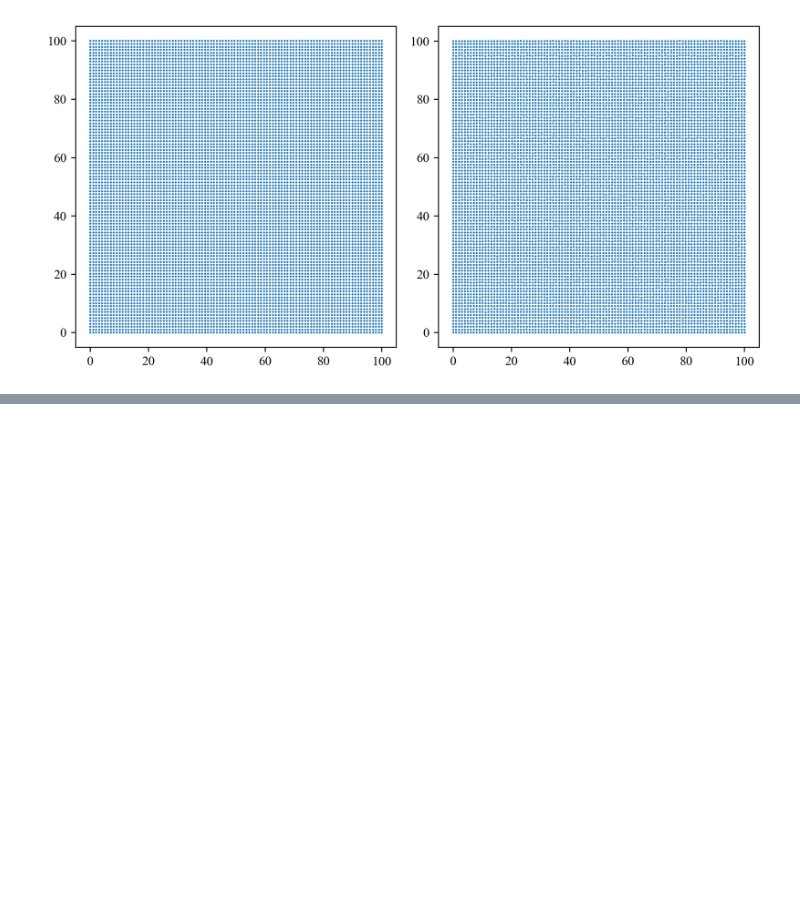
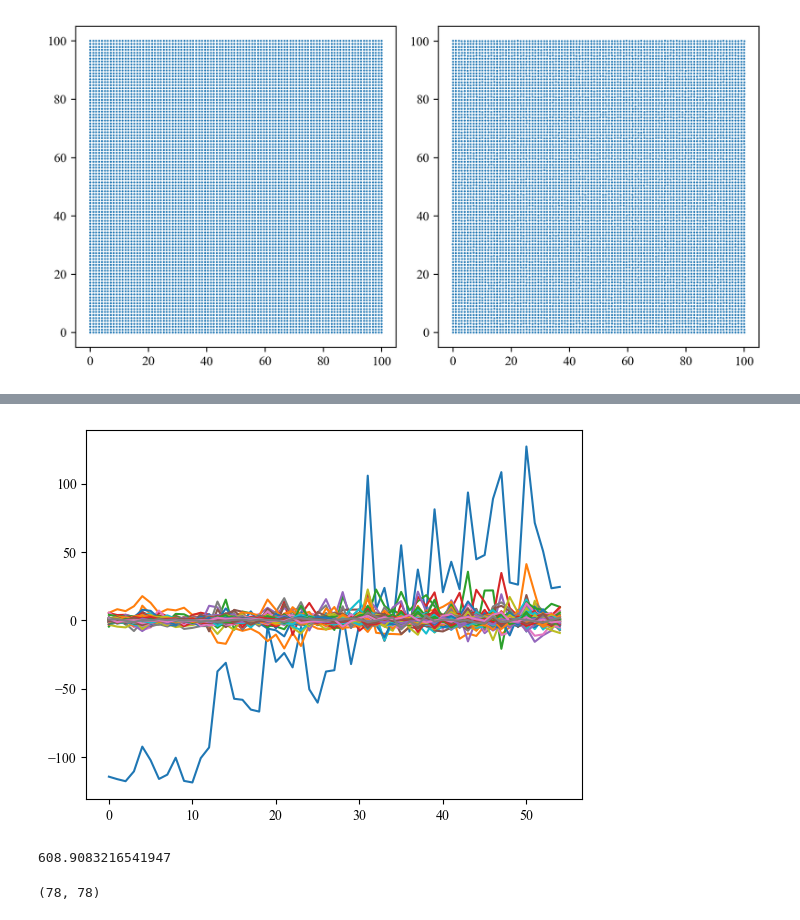
Before and after one commit to Stardust-lf/Transcriptomics, a Jupyter notebook: TestCode/main.ipynb, the cells around one changed output, grey strips where cells are left out. Saved outputs shown, nothing was run; the diff lists cells and outputs as text; code cells hidden in the pictures; blank space fills up the shorter version.

```diff
--- a/TestCode/main.ipynb
+++ b/TestCode/main.ipynb
@@ -161,0 +198,2 @@ slice1_pos[0] += np.random.uniform(-0.01, 0.01, size=slice1_pos[0].shape)
+# %%
+reduced_slice2 = getPCA(slice2)
@@ -161,0 +218,5 @@ slice1_pos[0] += np.random.uniform(-0.01, 0.01, size=slice1_pos[0].shape)
+# %%
+plt.plot(reduced_slice2[0][:,:])
+plt.show()
+# %% [output]
+[figure, added]
@@ -161,0 +226,4 @@ slice1_pos[0] += np.random.uniform(-0.01, 0.01, size=slice1_pos[0].shape)
+# %%
+euclidean_distance(reduced_slice1[0][:55],reduced_slice2[0])
+# %% [output]
+608.9083216541947
@@ -161,0 +258,4 @@ slice1_pos[0] += np.random.uniform(-0.01, 0.01, size=slice1_pos[0].shape)
+# %%
+len(reduced_slice1),len(reduced_slice2)
+# %% [output]
+(78, 78)
```
Also changed, not shown: parts of 15 cells of this notebook, 49 other files.
